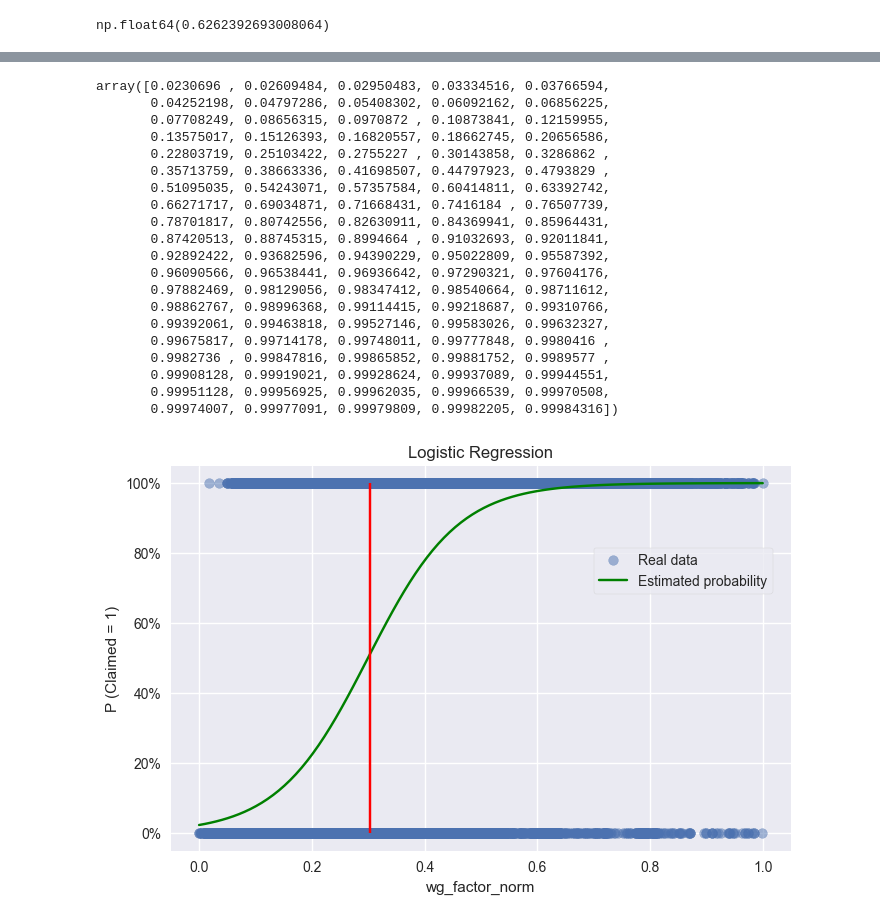
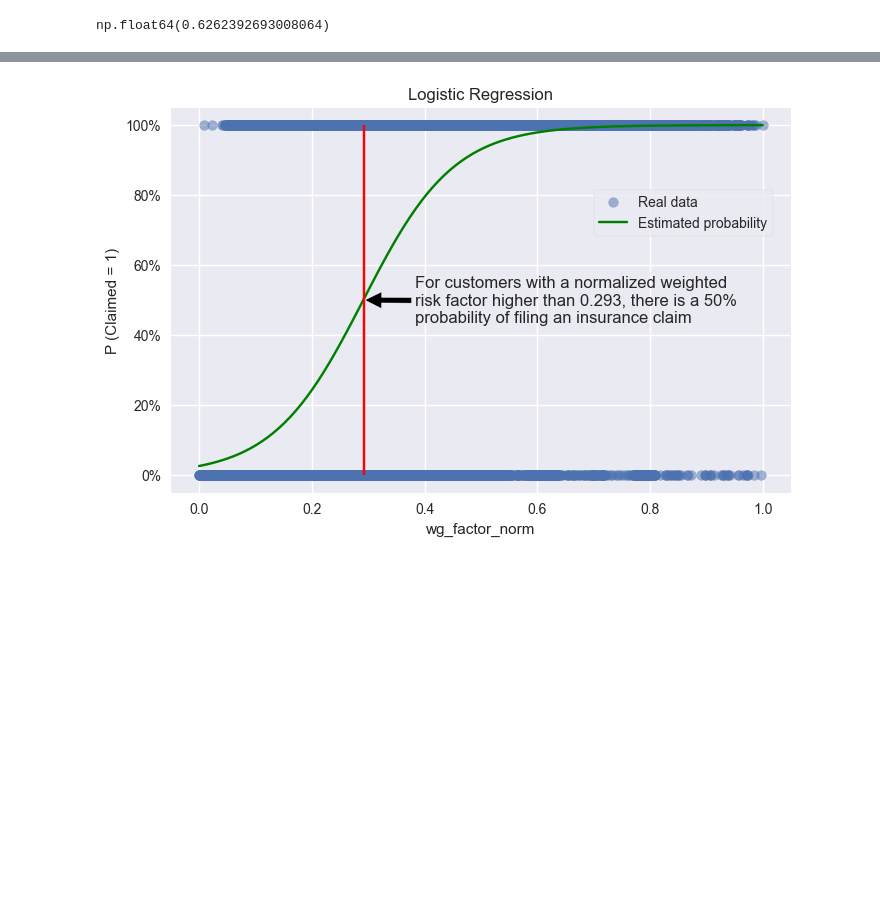
Before and after one commit to Clopes15/Portfolio_Versicherung, a Jupyter notebook: notebooks/pkw_versicherung_01.ipynb, the cells around one changed output, grey strips where cells are left out. Cells and saved outputs as stored; diff of their text form; code cells hidden in the pictures; blank space fills up the shorter version.

```diff
--- a/notebooks/pkw_versicherung_01.ipynb
+++ b/notebooks/pkw_versicherung_01.ipynb
@@ -552,3 +549,9 @@ anteil_diesel
 | 0 | 0.791532 | 0.846648 |
 | 1 | 0.208468 | 0.153352 |
 np.float64(0.6262392693008064)
+# %%
+display(df['Type_fuel'].isna().sum())
+df.loc[df['Type_fuel'].isna() & (df['Type_risk'] == 1), 'Type_fuel'] = 'P' # Motorrad übernimmt Benzin als Type_fuel
+display(df['Type_fuel'].isna().sum())
+df.loc[df['Type_fuel'].isna() & (df['Type_risk'] == 4), 'Type_fuel'] = 'D' # Landwirtschaftliche Fahrzeuge übernimmt Diesel als Type_fuel
+display(df['Type_fuel'].isna().sum())
@@ -581,0 +589,5 @@ fig.savefig('graph_bar_fuel_type.png')
+# %%
+# Behandlung der Variable 'Type_fuel' zur Verwendung im logistischen Regressionsmodell
+df = df.replace(to_replace={'Type_fuel': {'P':0, 'D':1}})
+df['Type_fuel'] = df['Type_fuel'].astype('int64')
+df['Type_fuel'].dtype
@@ -582,7 +596,7 @@ fig.savefig('graph_bar_fuel_type.png')
 # %%
 import statsmodels.api as sm
 
-X = df[['R_Claims_history', 'N_claims_history', 'Policies_in_force', 'Cylinder_capacity', 'Seniority', 'Time_drv_license', 'Age']]
+X = df[['R_Claims_history', 'N_claims_history', 'Policies_in_force', 'Type_fuel', 'Seniority', 'Time_drv_license', 'Age']]
 y = df['Claimed']
 
 X = sm.add_constant(X)
@@ -666,6 +680,49 @@ Name: wg_factor_norm, dtype: float64
 np.float64(0.0)
 [figure]
 # %%
+def logistic_reg(predict_val, indep_var, dataframe):
+    """
+    Logistic regression with probability curve plot.
+
+    Args:
+        predict_val (str): name of the column with the variable to be predicted
+        indep_var (str): name of the column with the independent variable
+        dataframe (DataFrame): DataFrame with the data
+
+    Returns:
+        prob_X: predicted probabilities for X
+    """
+    df = dataframe.copy()
+    df = df[[predict_val, indep_var]].dropna().reset_index()
+    formula = 'Q("{}") ~ Q("{}")'.format(predict_val, indep_var)
+    model = smf.logit(formula = formula, data = df)
+    results = model.fit()
+    print(results.summary())
+
+    X = np.linspace(df[indep_var].min(), df[indep_var].max(), 100)
+    intercept = results.params['Intercept']
+    slope = results.params['Q("{}")'.format(indep_var)]
+    prob_X = 1 / (1 + math.e ** -(intercept + slope * X))
+
+    fig, ax = plt.subplots(figsize=(8, 5))
+    ax.scatter(dataframe[indep_var], dataframe[predict_val], alpha=0.5, label="Real data")
+    ax.plot(X, prob_X, color='green', label="Estimated probability")
+    ax.set_title("Logistic Regression")
+    ax.set(xlabel = indep_var, ylabel = ('P ({} = 1)'.format(predict_val)))
+    x_pos = dataframe[indep_var].max()*0.7
+    y_pos = 0.75
+    ax.legend(loc='center left', bbox_to_anchor=(x_pos, y_pos), frameon=True, borderaxespad=0, bbox_transform=ax.transData)
+    ax.set_yticklabels(['{:.0f}%'.format(x*100) for x in ax.get_yticks()])
+    prob_thr = 0.5
+    idx = np.argmax(prob_X >= prob_thr)
+    x_value = X[idx]
+    ax.vlines(x=x_value, ymin=0, ymax=1, colors='red', label='Threshold 0.5')
+    ann_ax = ax.annotate(xycoords = 'axes fraction',
+                         text = 'For customers with a normalized weighted\nrisk factor higher than {:.3f}, there is a {:.0f}%\nprobability of filing an insurance claim'.
+                         format(x_value, prob_thr*100), xytext = [x_value+0.1, 0.442], xy = [x_value+0.02, 0.5], arrowprops=dict(facecolor='black'), fontsize = 12)
+    print(x_value)
+    #fig.savefig('logreg_prob50_claim.png')
+
 logistic_reg('Claimed', 'wg_factor_norm', df)
 # %% [output]
 Optimization terminated successfully.
@@ -690,22 +747,2 @@ Q("wg_factor_norm")    12.5060      0.090    138.616      0.000      12.329
-array([0.0230696 , 0.02609484, 0.02950483, 0.03334516, 0.03766594,
-       0.04252198, 0.04797286, 0.05408302, 0.06092162, 0.06856225,
-       0.07708249, 0.08656315, 0.0970872 , 0.10873841, 0.12159955,
-       0.13575017, 0.15126393, 0.16820557, 0.18662745, 0.20656586,
-       0.22803719, 0.25103422, 0.2755227 , 0.30143858, 0.3286862 ,
-       0.35713759, 0.38663336, 0.41698507, 0.44797923, 0.4793829 ,
-       0.51095035, 0.54243071, 0.57357584, 0.60414811, 0.63392742,
-       0.66271717, 0.69034871, 0.71668431, 0.7416184 , 0.76507739,
-       0.78701817, 0.80742556, 0.82630911, 0.84369941, 0.85964431,
-       0.87420513, 0.88745315, 0.8994664 , 0.91032693, 0.92011841,
-       0.92892422, 0.93682596, 0.94390229, 0.95022809, 0.95587392,
-       0.96090566, 0.96538441, 0.96936642, 0.97290321, 0.97604176,
-       0.97882469, 0.98129056, 0.98347412, 0.98540664, 0.98711612,
-       0.98862767, 0.98996368, 0.99114415, 0.99218687, 0.99310766,
-       0.99392061, 0.99463818, 0.99527146, 0.99583026, 0.99632327,
-       0.99675817, 0.99714178, 0.99748011, 0.99777848, 0.9980416 ,
-       0.9982736 , 0.99847816, 0.99865852, 0.99881752, 0.9989577 ,
-       0.99908128, 0.99919021, 0.99928624, 0.99937089, 0.99944551,
-       0.99951128, 0.99956925, 0.99962035, 0.99966539, 0.99970508,
-       0.99974007, 0.99977091, 0.99979809, 0.99982205, 0.99984316])
-[figure, old version]
+[figure, new version]
 # %%
```
Also changed, not shown: parts of 11 cells of this notebook, 4 other files.
